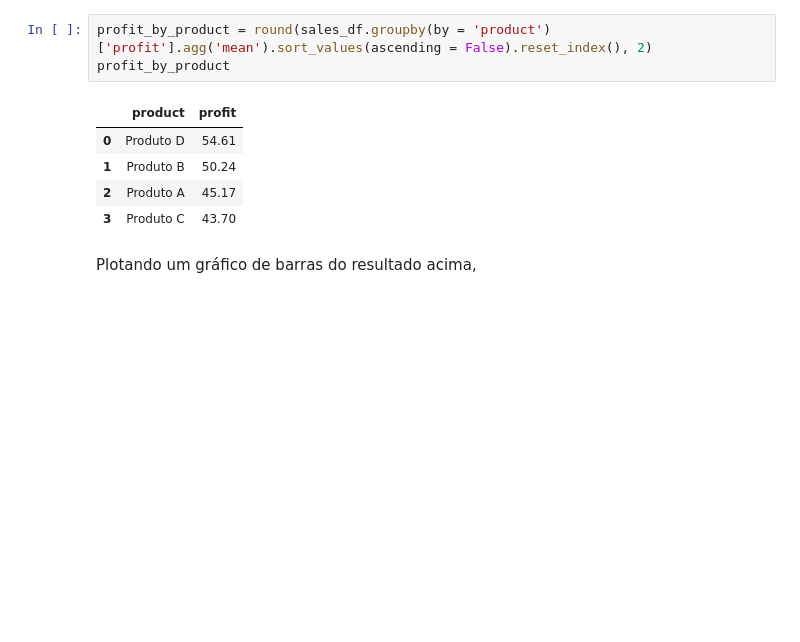
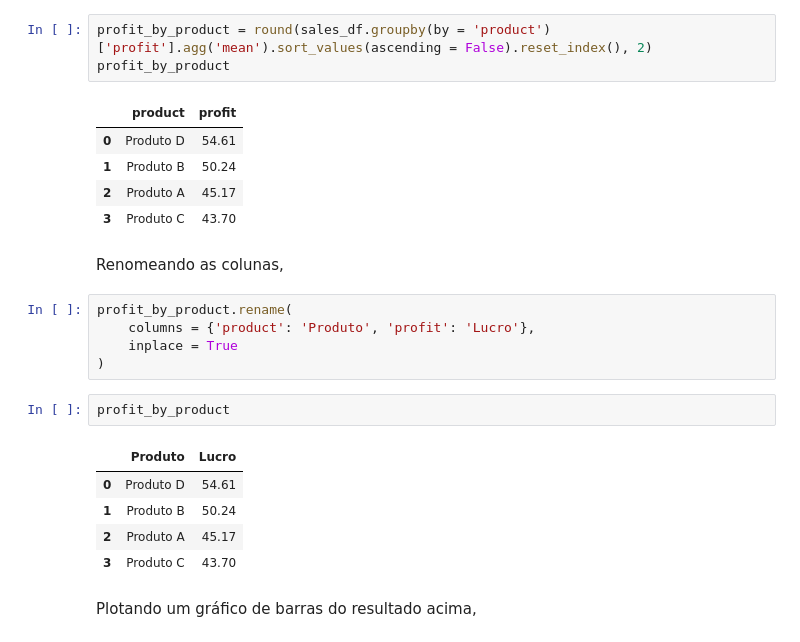
Before and after one commit to rfprates/extraindo_dados_pdf, a Jupyter notebook: data_extraction_pdf.ipynb, the cells around one changed output. Saved outputs shown, nothing was run; the diff lists cells and outputs as text; blank space fills up the shorter version.

```diff
--- a/data_extraction_pdf.ipynb
+++ b/data_extraction_pdf.ipynb
@@ -400,6 +400,21 @@ profit_by_product
 | 1 | Produto B | 50.24 |
 | 2 | Produto A | 45.17 |
 | 3 | Produto C | 43.70 |
+# %% [markdown]
+Renomeando as colunas,
+# %%
+profit_by_product.rename(
+    columns = {'product': 'Produto', 'profit': 'Lucro'},
+    inplace = True
+)
+# %%
+profit_by_product
+# %% [output]
+|  | Produto | Lucro |
+| 0 | Produto D | 54.61 |
+| 1 | Produto B | 50.24 |
+| 2 | Produto A | 45.17 |
+| 3 | Produto C | 43.70 |
 # %% [markdown]
 Plotando um gráfico de barras do resultado acima,
 # %%
```
Also changed, not shown: parts of 8 cells of this notebook.
